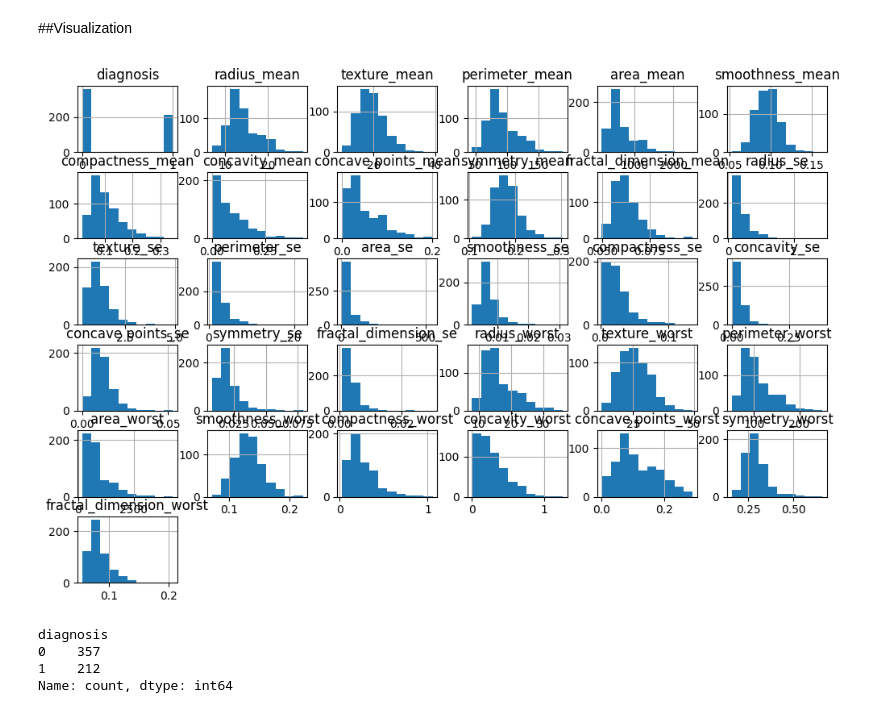
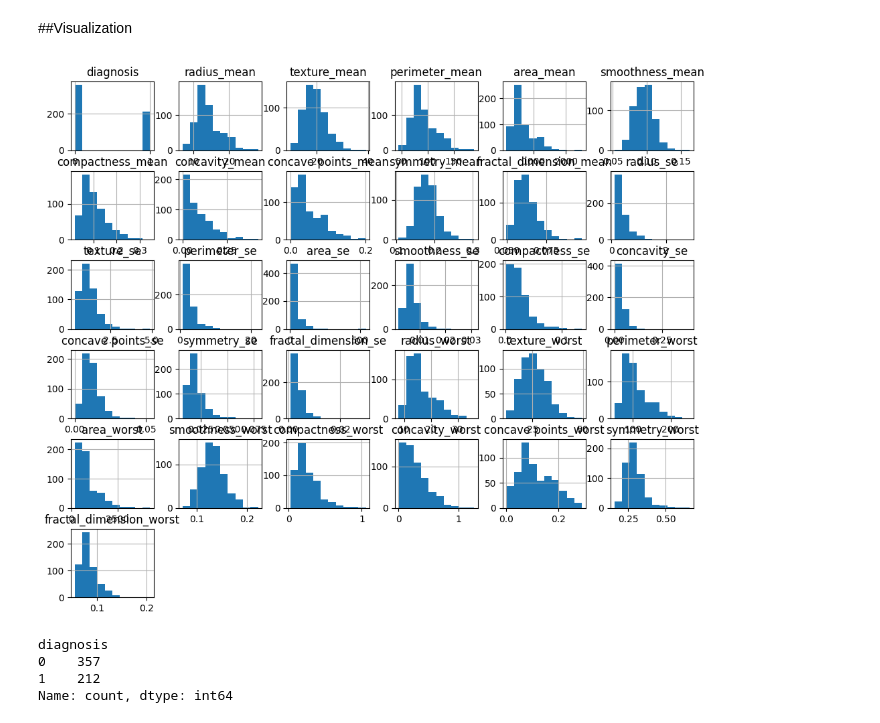
Before and after one commit to PeroumalPajany/TEMP, a Jupyter notebook: breastcancer_classification_models.ipynb, the cells around one changed output. Saved outputs shown, nothing was run; the diff lists cells and outputs as text; code cells hidden in the pictures.

```diff
--- a/breastcancer_classification_models.ipynb
+++ b/breastcancer_classification_models.ipynb
@@ -73,10 +75,10 @@ Name: diagnosis, Length: 569, dtype: int64
 # %% [markdown]
 ##Visualization
 # %%
-df.hist(figsize=(12,8))
+df.hist(figsize=(12,10))
 plt.show()
 # %% [output]
-[figure, old version]
+[figure, new version]
 # %%
 df['diagnosis'].value_counts()
 # %% [output]
```
Also changed, not shown: parts of 17 cells of this notebook.
